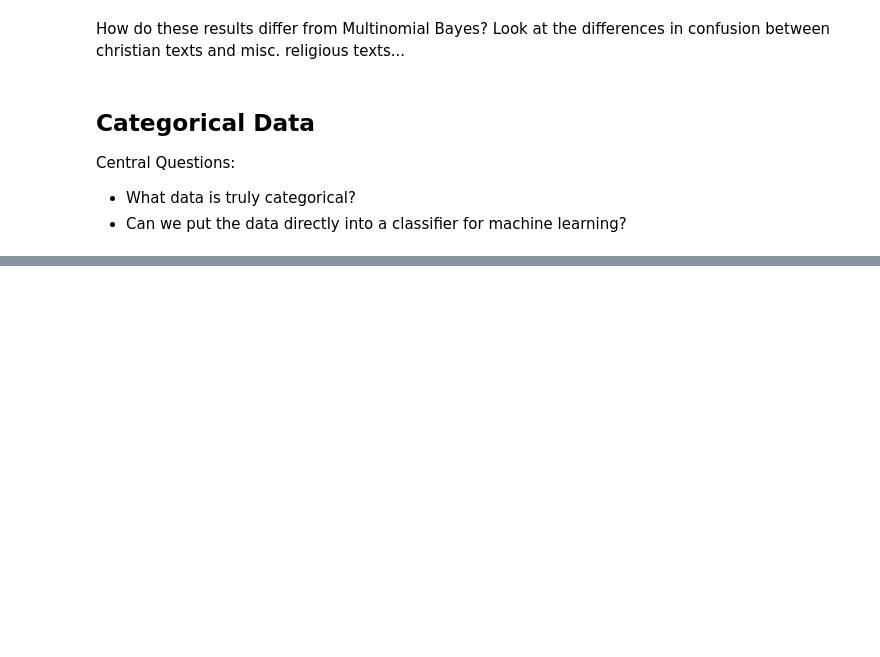
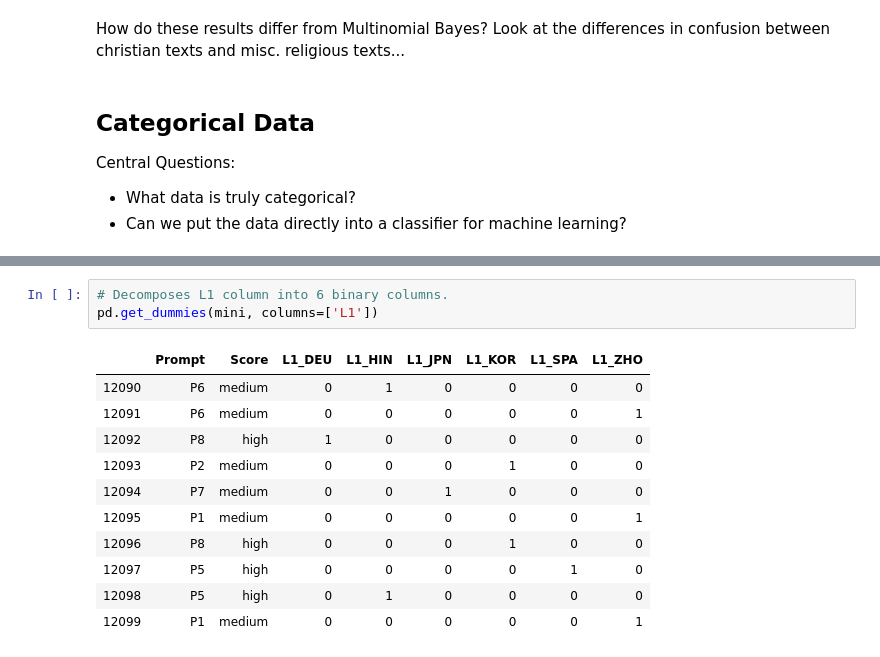
Before and after one commit to Data-Science-for-Linguists-2020/Home, a Jupyter notebook: Notebooks/Classification_and_Categorical_Data.ipynb, the cells around one changed output, grey strips where cells are left out. Cells and saved outputs as stored; diff of their text form; blank space fills up the shorter version.

```diff
--- a/Notebooks/Classification_and_Categorical_Data.ipynb
+++ b/Notebooks/Classification_and_Categorical_Data.ipynb
@@ -383,0 +511,15 @@ If a column contains categorical data, is it nominal or ordinal?
+# %%
+# Decomposes L1 column into 6 binary columns.
+pd.get_dummies(mini, columns=['L1'])
+# %% [output]
+|  | Prompt | Score | L1_DEU | L1_HIN | L1_JPN | L1_KOR | L1_SPA | L1_ZHO |
+| 12090 | P6 | medium | 0 | 1 | 0 | 0 | 0 | 0 |
+| 12091 | P6 | medium | 0 | 0 | 0 | 0 | 0 | 1 |
+| 12092 | P8 | high | 1 | 0 | 0 | 0 | 0 | 0 |
+| 12093 | P2 | medium | 0 | 0 | 0 | 1 | 0 | 0 |
+| 12094 | P7 | medium | 0 | 0 | 1 | 0 | 0 | 0 |
+| 12095 | P1 | medium | 0 | 0 | 0 | 0 | 0 | 1 |
+| 12096 | P8 | high | 0 | 0 | 0 | 1 | 0 | 0 |
+| 12097 | P5 | high | 0 | 0 | 0 | 0 | 1 | 0 |
+| 12098 | P5 | high | 0 | 1 | 0 | 0 | 0 | 0 |
+| 12099 | P1 | medium | 0 | 0 | 0 | 0 | 0 | 1 |
```
Also changed, not shown: parts of 28 cells of this notebook.
